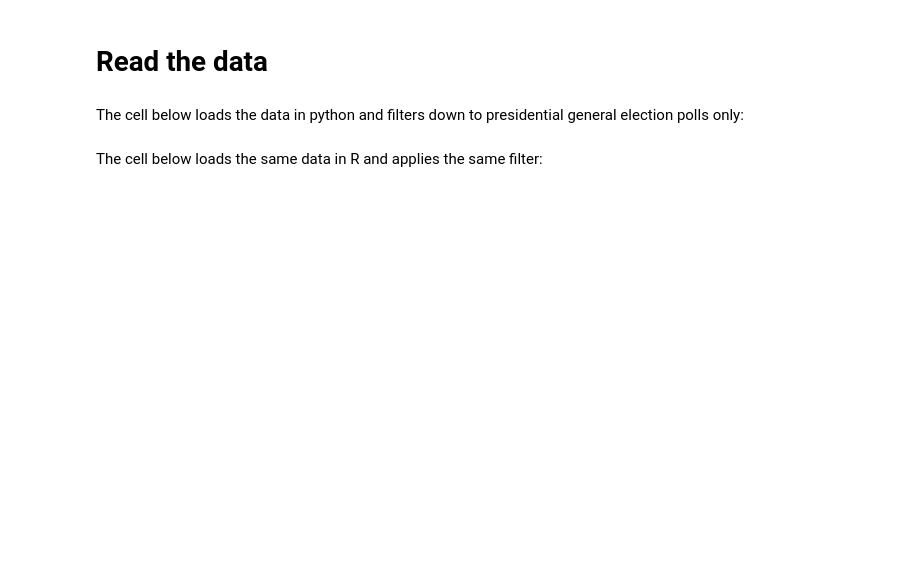
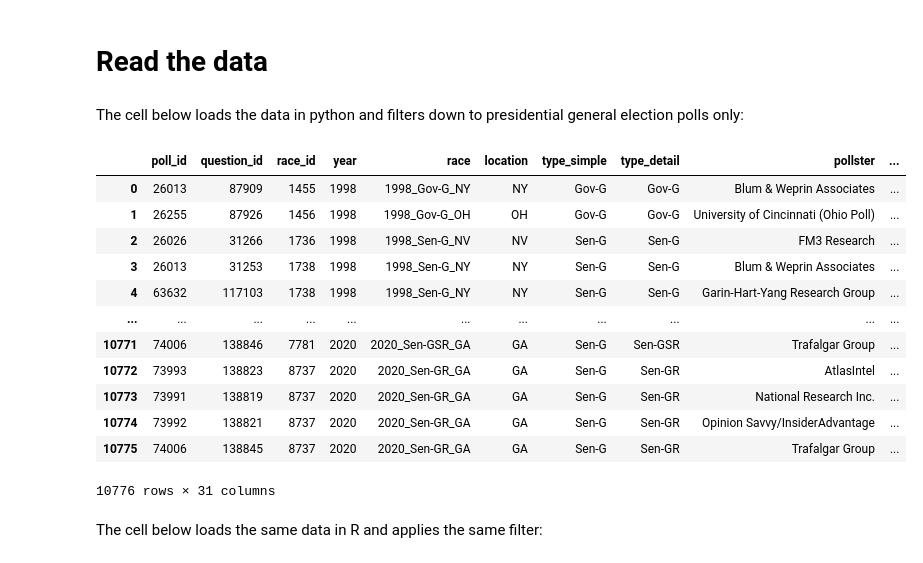
Before and after one commit to data4news/polling-exploration-henry-team-1, a Jupyter notebook: notebook-4.ipynb, the cells around one changed output. Cells and saved outputs as stored; diff of their text form; code cells hidden in the pictures; blank space fills up the shorter version.

```diff
--- a/notebook-4.ipynb
+++ b/notebook-4.ipynb
@@ -44,6 +54,21 @@ The cell below loads the data in python and filters down to presidential general
 # %%
 
 df = pd.read_csv('raw-polls.csv')
+df
+# %% [output]
+|  | poll_id | question_id | race_id | year | race | location | type_simple | type_detail | pollster | ... |
+| 0 | 26013 | 87909 | 1455 | 1998 | 1998_Gov-G_NY | NY | Gov-G | Gov-G | Blum & Weprin Associates | ... |
+| 1 | 26255 | 87926 | 1456 | 1998 | 1998_Gov-G_OH | OH | Gov-G | Gov-G | University of Cincinnati (Ohio Poll) | ... |
+| 2 | 26026 | 31266 | 1736 | 1998 | 1998_Sen-G_NV | NV | Sen-G | Sen-G | FM3 Research | ... |
+| 3 | 26013 | 31253 | 1738 | 1998 | 1998_Sen-G_NY | NY | Sen-G | Sen-G | Blum & Weprin Associates | ... |
+| 4 | 63632 | 117103 | 1738 | 1998 | 1998_Sen-G_NY | NY | Sen-G | Sen-G | Garin-Hart-Yang Research Group | ... |
+| ... | ... | ... | ... | ... | ... | ... | ... | ... | ... | ... |
+| 10771 | 74006 | 138846 | 7781 | 2020 | 2020_Sen-GSR_GA | GA | Sen-G | Sen-GSR | Trafalgar Group | ... |
+| 10772 | 73993 | 138823 | 8737 | 2020 | 2020_Sen-GR_GA | GA | Sen-G | Sen-GR | AtlasIntel | ... |
+| 10773 | 73991 | 138819 | 8737 | 2020 | 2020_Sen-GR_GA | GA | Sen-G | Sen-GR | National Research Inc. | ... |
+| 10774 | 73992 | 138821 | 8737 | 2020 | 2020_Sen-GR_GA | GA | Sen-G | Sen-GR | Opinion Savvy/InsiderAdvantage | ... |
+| 10775 | 74006 | 138845 | 8737 | 2020 | 2020_Sen-GR_GA | GA | Sen-G | Sen-GR | Trafalgar Group | ... |
+10776 rows × 31 columns
 # %% [markdown]
 The cell below loads the same data in R and applies the same filter:
 # %%
```
Also changed, not shown: parts of 5 cells of this notebook.
